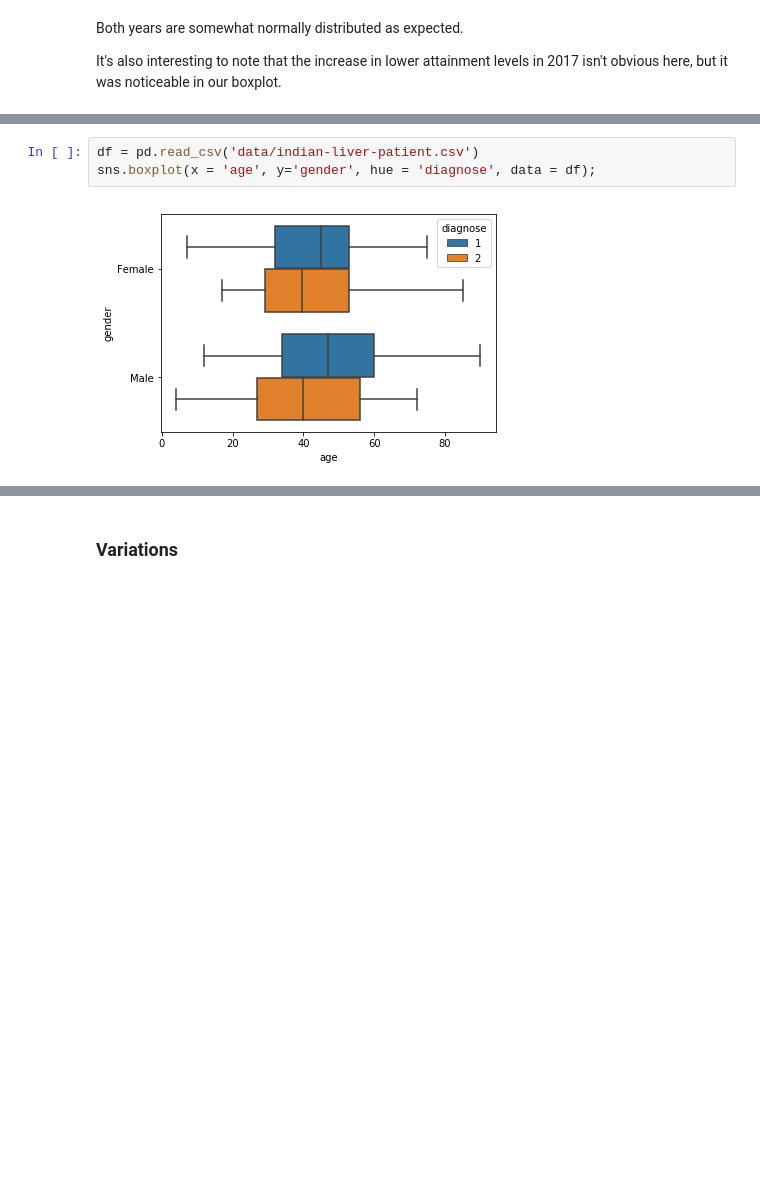
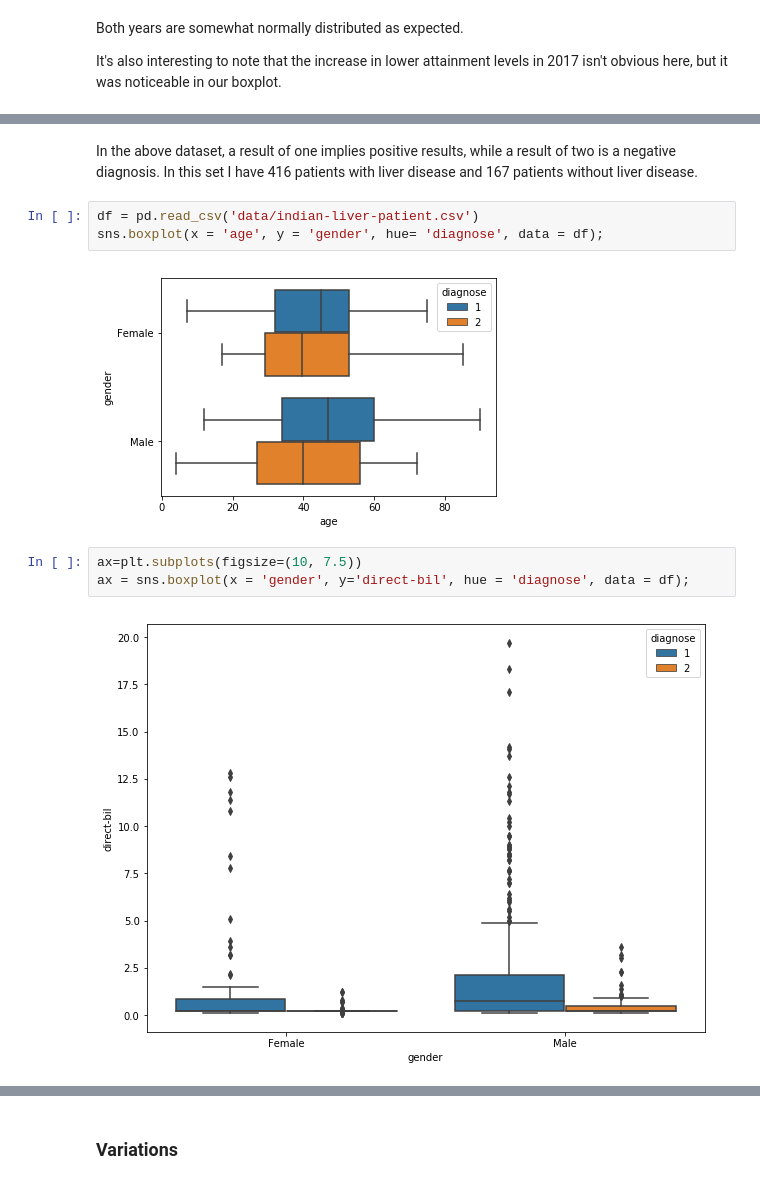
Before and after one commit to MarionMcG/fundamentals_data_analysis, a Jupyter notebook: boxplots.ipynb, the cells around one changed output, grey strips where cells are left out. Drawn from its saved outputs; the diff is of its cells as text; blank space fills up the shorter version.

```diff
--- a/boxplots.ipynb
+++ b/boxplots.ipynb
@@ -268,6 +289,13 @@ It's also interesting to note that the increase in lower attainment levels in 20
+# %% [markdown]
+In the above dataset, a result of one implies positive results, while a result of two is a negative diagnosis. In this set I have 416 patients with liver disease and 167 patients without liver disease.
 # %%
 df = pd.read_csv('data/indian-liver-patient.csv')
-sns.boxplot(x = 'age', y='gender', hue = 'diagnose', data = df);
+sns.boxplot(x = 'age', y = 'gender', hue= 'diagnose', data = df);
 # %% [output]
 [figure]
+# %%
+ax=plt.subplots(figsize=(10, 7.5))
+ax = sns.boxplot(x = 'gender', y='direct-bil', hue = 'diagnose', data = df);
+# %% [output]
+[figure, added]
 # %%
```
Also changed, not shown: parts of 5 cells of this notebook.
